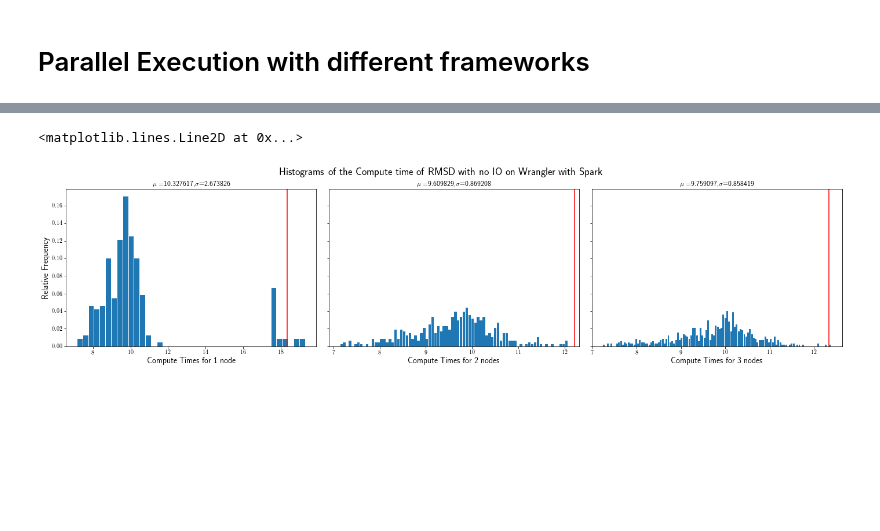
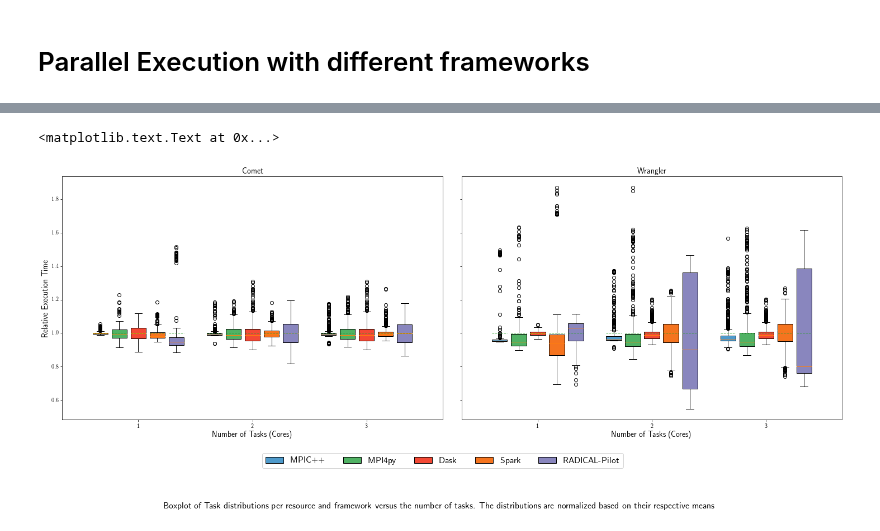
Before and after one commit to radical-experiments/midas_exps, a Jupyter notebook: RMSD-MDAnalysis/ComputeStragglersFrequencyNoIOWeakScaling.ipynb, the cells around one changed output, grey strips where cells are left out. Drawn from its saved outputs; the diff is of its cells as text; code cells hidden in the pictures; blank space fills up the shorter version.

```diff
--- a/RMSD-MDAnalysis/ComputeStragglersFrequencyNoIOWeakScaling.ipynb
+++ b/RMSD-MDAnalysis/ComputeStragglersFrequencyNoIOWeakScaling.ipynb
@@ -426,19 +57,0 @@ centerWranglerSpark3 = (edgesWranglerSpark3[:-1] + edgesWranglerSpark3[1:]) / 2
-# %%
-fig,axes = plt.subplots(nrows=1,ncols=3, sharex=False,sharey=True,figsize=[24,5],gridspec_kw={'wspace':0.05, 'hspace':0.05})
-axes[0].bar(centerWranglerSpark1, histWranglerSpark1, align='center', width=widthWranglerSpark1)
-axes[1].bar(centerWranglerSpark2, histWranglerSpark2, align='center', width=widthWranglerSpark2)
-axes[2].bar(centerWranglerSpark3, histWranglerSpark3, align='center', width=widthWranglerSpark3)
-fig.suptitle('Histograms of the Compute time of RMSD with no IO on Wrangler with Spark',fontsize=18)
-axes[0].set_title('$\mu=$%f,$\sigma$=%f'%((wrangler_spark1/1000.0)['Duration'].mean(),(wrangler_spark1/1000.0)['Duration'].std()),fontsize=12)
-axes[1].set_title('$\mu=$%f,$\sigma$=%f'%((wrangler_spark2/1000.0)['Duration'].mean(),(wrangler_spark2/1000.0)['Duration'].std()),fontsize=12)
-axes[2].set_title('$\mu=$%f,$\sigma$=%f'%((wrangler_spark3/1000.0)['Duration'].mean(),(wrangler_spark3/1000.0)['Duration'].std()),fontsize=12)
-axes[0].set_xlabel('Compute Times for 1 node', fontsize=14)
-axes[1].set_xlabel('Compute Times for 2 nodes',fontsize=14)
-axes[2].set_xlabel('Compute Times for 3 nodes',fontsize=14)
-axes[0].set_ylabel('Relative Frequency',fontsize=14)
-axes[0].axvline(x=((wrangler_spark1/1000.0)['Duration'].mean()+3*(wrangler_spark1/1000.0)['Duration'].std()),color='red')
-axes[1].axvline(x=((wrangler_spark2/1000.0)['Duration'].mean()+3*(wrangler_spark2/1000.0)['Duration'].std()),color='red')
-axes[2].axvline(x=((wrangler_spark3/1000.0)['Duration'].mean()+3*(wrangler_spark3/1000.0)['Duration'].std()),color='red')
-# %% [output]
-<matplotlib.lines.Line2D at 0x...>
-[figure, removed]
@@ -444,0 +64,47 @@ axes[2].axvline(x=((wrangler_spark3/1000.0)['Duration'].mean()+3*(wrangler_spark
+# %%
+wrangler_mpi4py = pd.DataFrame.from_csv('stragglers/tidy_data/WeakScaling/wrangler_mpi4py_NoIO.csv').drop(['Framework'],axis=1)
+wrangler_mpicpp = pd.DataFrame.from_csv('stragglers/tidy_data/WeakScaling/wrangler_mpic++_NoIO.csv').drop(['Framework'],axis=1)
+wrangler_dask   = pd.DataFrame.from_csv('stragglers/tidy_data/WeakScaling/wrangler_dask_NoIO.csv').drop(['Framework'],axis=1)
+wrangler_spark  = pd.DataFrame.from_csv('stragglers/tidy_data/WeakScaling/wrangler_spark_NoIO.csv').drop(['Framework'],axis=1)
+wrangler_rp     = pd.DataFrame.from_csv('stragglers/tidy_data/WeakScaling/wrangler_rp_NoIO.csv').drop(['Framework'],axis=1)
+# %%
+norm = 'mean'
+Cmpi4pyS = straggler_samples(comet_mpi4py,norm)
+CmpicppS = straggler_samples(comet_mpicpp,norm)
+CdaskS   = straggler_samples(comet_dask,norm)
+CsparkS  = straggler_samples(comet_spark,norm)
+CrpS    =  straggler_samples(comet_rp,norm)
+
+Wmpi4pyS = straggler_samples(wrangler_mpi4py,norm)
+WmpicppS = straggler_samples(wrangler_mpicpp,norm)
+WdaskS   = straggler_samples(wrangler_dask,norm)
+WsparkS  = straggler_samples(wrangler_spark,norm)
+WrpS    =  straggler_samples(wrangler_rp,norm)
+# %%
+fig,axes = plt.subplots(nrows=1,ncols=2, sharex=True,sharey=True,figsize=[25,8],gridspec_kw={'wspace':0.05, 'hspace':0.05})
+x = np.arange(3)
+
+bp1 = axes[0].boxplot([CmpicppS[0]['Duration'],CmpicppS[1]['Duration'],CmpicppS[2]['Duration']],boxprops=dict(facecolor=blues(150)),meanline=True,showcaps=True,showmeans=True,patch_artist=True,positions=[-0.5,1,2.5],widths=0.2)
+bp2 = axes[0].boxplot([Cmpi4pyS[0]['Duration'],Cmpi4pyS[1]['Duration'],Cmpi4pyS[2]['Duration']],boxprops=dict(facecolor=greens(150)),meanline=True,showcaps=True,showmeans=True, patch_artist=True,positions=[-0.25,1.25,2.75],widths=0.2)
+bp3 = axes[0].boxplot([CdaskS[0]['Duration'],CdaskS[1]['Duration'],CdaskS[2]['Duration']],boxprops=dict(facecolor=reds(150)),meanline=True,showcaps=True,showmeans=True, patch_artist=True,positions=[0,1.5,3],widths=0.2)
+bp4 = axes[0].boxplot([CsparkS[0]['Duration'],CsparkS[1]['Duration'],CsparkS[2]['Duration']],boxprops=dict(facecolor=oranges(150)),meanline=True,showcaps=True,showmeans=True, patch_artist=True,positions=[0.25,1.75,3.25],widths=0.2)
+bp5 = axes[0].boxplot([CrpS[0]['Duration'],CrpS[1]['Duration'],CrpS[2]['Duration']],boxprops=dict(facecolor=purples(150)),meanline=True,showcaps=True,showmeans=True, patch_artist=True,positions=[0.5,2,3.5],widths=0.2)
+
+_ = axes[1].boxplot([WmpicppS[0]['Duration'],WmpicppS[1]['Duration'],WmpicppS[2]['Duration']],boxprops=dict(facecolor=blues(150)),meanline=True,showcaps=True,showmeans=True,patch_artist=True,positions=[-0.5,1,2.5],widths=0.2)
+_ = axes[1].boxplot([Wmpi4pyS[0]['Duration'],Wmpi4pyS[1]['Duration'],Wmpi4pyS[2]['Duration']],boxprops=dict(facecolor=greens(150)),meanline=True,showcaps=True,showmeans=True, patch_artist=True,positions=[-0.25,1.25,2.75],widths=0.2)
+_ = axes[1].boxplot([WdaskS[0]['Duration'],WdaskS[1]['Duration'],WdaskS[2]['Duration']],boxprops=dict(facecolor=reds(150)),meanline=True,showcaps=True,showmeans=True, patch_artist=True,positions=[0,1.5,3],widths=0.2)
+_ = axes[1].boxplot([WsparkS[0]['Duration'],WsparkS[1]['Duration'],WsparkS[2]['Duration']],boxprops=dict(facecolor=oranges(150)),meanline=True,showcaps=True,showmeans=True, patch_artist=True,positions=[0.25,1.75,3.25],widths=0.2)
+_ = axes[1].boxplot([WrpS[0]['Duration'],WrpS[1]['Duration'],WrpS[2]['Duration']],boxprops=dict(facecolor=purples(150)),meanline=True,showcaps=True,showmeans=True, patch_artist=True,positions=[0.5,2,3.5],widths=0.2)
+axes[0].set_xticks([0,1.5,3])
+axes[0].set_xticklabels([1,2,3])
+axes[0].set_xlim([-1,4])
+axes[0].set_title('Comet',fontsize=14)
+axes[1].set_title('Wrangler',fontsize=14)
+axes[0].set_xlabel('Number of Tasks (Cores)',fontsize=14)
+axes[1].set_xlabel('Number of Tasks (Cores)',fontsize=14)
+axes[0].set_ylabel('Relative Execution Time',fontsize=14)
+axes[0].legend([bp1["boxes"][0], bp2["boxes"][0],bp3["boxes"][0],bp4["boxes"][0],bp5["boxes"][0]],['MPIC++','MPI4py','Dask','Spark','RADICAL-Pilot'],fontsize=16,bbox_to_anchor=(0.,-.20, 2,0), loc='lower center',ncol=5, borderaxespad=0.)
+fig.text(.5, -.15, 'Boxplot of Task distributions per resource and framework versus the number of tasks. The distributions are normalized based on their respective means', ha='center',fontsize=16)
+# %% [output]
+<matplotlib.text.Text at 0x...>
+[figure, added]
```
Also changed, not shown: parts of 50 cells of this notebook, 5 other files.
